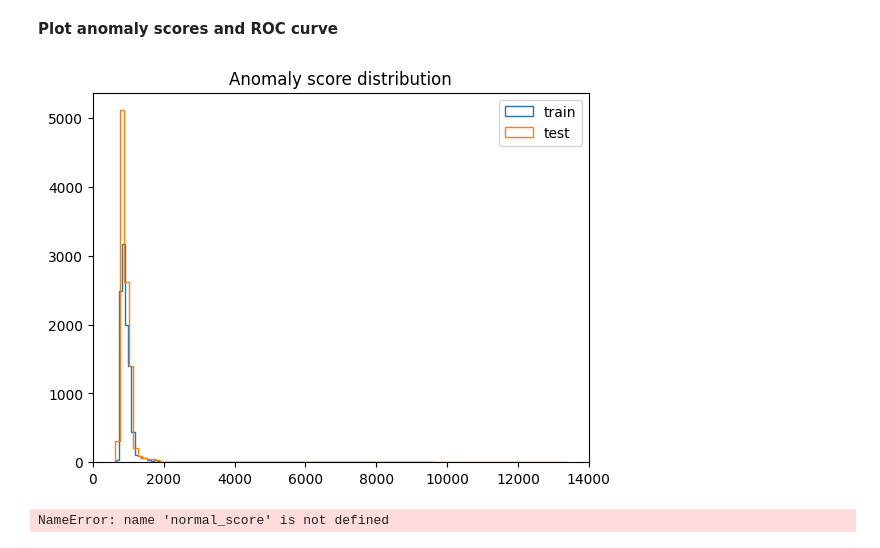
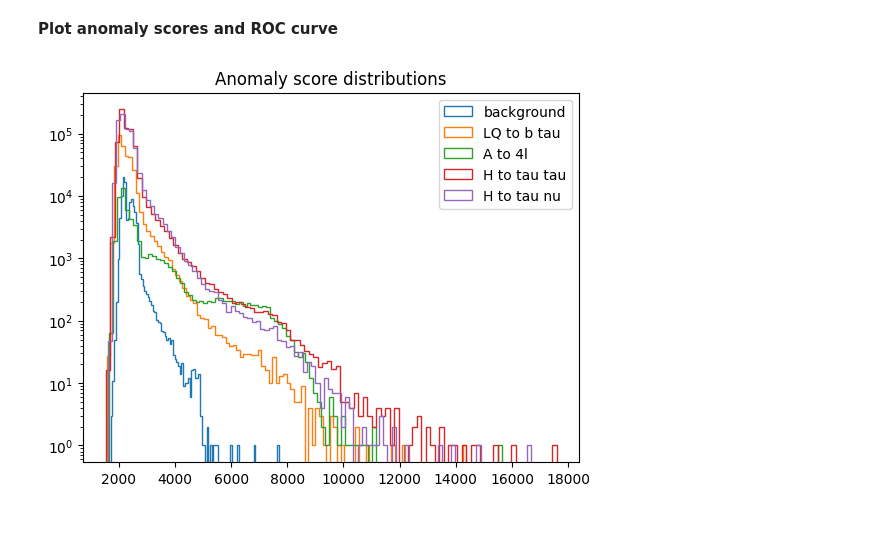
Before and after one commit to SLAC-Julia-Group/hardware-aware-tensor-networks, a Jupyter notebook: TN/40MHz_AD.ipynb, the cells around one changed output. Cells and saved outputs as stored; diff of their text form; code cells hidden in the pictures.

Commit message:
clean up script and run models

```diff
--- a/TN/40MHz_AD.ipynb
+++ b/TN/40MHz_AD.ipynb
@@ -272,12 +90,12 @@ def loss_combined(*args, **kwargs):
 # %%
 # define training parameters
 epochs = 100
-batch_size = 64
+batch_size = 10000 # for an order larger batch size, the loss function just doesn't minimize
 optimizer = optax.adam
 strategy = 'global'
 loss = loss_combined
 train_type = TrainingType.UNSUPERVISED
-embedding = PolynomialEmbedding(degree=2, n=1, include_bias=True)
+embedding = PolynomialEmbedding(degree=3, n=1, include_bias=True)
 learning_rate = 1e-4
 earlystop = EarlyStopping(min_delta=0, patience=5, monitor='loss', mode='min')
 
@@ -350,5 +103,5 @@ simple_embedding = PolynomialEmbedding(degree=1, n=56)  # Linear embedding
 # %%
-history = model.train(train_normal_subset,
+history = model.train(background[:1000000], # ran into memory issues when using all 4 million
             epochs=epochs,
             batch_size=batch_size,
             embedding = embedding,
@@ -381,26 +123,32 @@ test_normal_subset = train_normal[subset_size:2*subset_size]
+# %%
+# Load the signals
+lq = h5_to_data_format(inputPath+"/leptoquark_LOWMASS_lepFilter_13TeV.h5",batch_size=64)
+a4l = h5_to_data_format(inputPath+"/Ato4l_lepFilter_13TeV.h5",batch_size=64)
+htt = h5_to_data_format(inputPath+"/hToTauTau_13TeV_PU20.h5",batch_size=64)
+htnu = h5_to_data_format(inputPath+"/hChToTauNu_13TeV_PU20.h5",batch_size=64)
 # %%
+# Run the evaluation on bkg and signals
 loss = LogQuadNorm
 
-# anomaly_score = model.evaluate(test_anomaly, evaluate_type=train_type, return_list=True, dtype=jnp.float64, batch_size=128, embedding=embedding, metric = loss)
-normal_score_train = model.evaluate(train_normal_subset, evaluate_type=train_type, return_list=True, dtype=jnp.float64, batch_size=64, embedding=embedding, metric = loss)
-normal_score_test = model.evaluate(test_normal_subset, evaluate_type=train_type, return_list=True, dtype=jnp.float64, batch_size=64, embedding=embedding, metric = loss)
+bkg_score = model.evaluate(background[1000000:2000000], evaluate_type=train_type, return_list=True, dtype=jnp.float64, batch_size=batch_size, embedding=embedding, metric = loss)
+lq_score = model.evaluate(lq, evaluate_type=train_type, return_list=True, dtype=jnp.float64, batch_size=batch_size, embedding=embedding, metric = loss)
+a4l_score = model.evaluate(a4l, evaluate_type=train_type, return_list=True, dtype=jnp.float64, batch_size=batch_size, embedding=embedding, metric = loss)
+htt_score = model.evaluate(htt, evaluate_type=train_type, return_list=True, dtype=jnp.float64, batch_size=batch_size, embedding=embedding, metric = loss)
+htnu_score = model.evaluate(htnu, evaluate_type=train_type, return_list=True, dtype=jnp.float64, batch_size=batch_size, embedding=embedding, metric = loss)
 # %% [markdown]
 **Plot anomaly scores and ROC curve**
 # %%
 plt.figure()
-# plt.hist(anomaly_score, bins=100, histtype='step', label='anomaly')
-plt.hist(normal_score_train, bins=100, histtype='step', label='train')
-plt.hist(normal_score_test, bins=100, histtype='step', label='test')
-plt.title('Anomaly score distribution')
+plt.yscale('log')
+plt.hist(bkg_score, bins=100, histtype='step', label='background')
+plt.hist(lq_score, bins=100, histtype='step', label='LQ to b tau')
+plt.hist(a4l_score, bins=100, histtype='step', label='A to 4l')
+plt.hist(htt_score, bins=100, histtype='step', label='H to tau tau')
+plt.hist(htnu_score, bins=100, histtype='step', label='H to tau nu')
+plt.title('Anomaly score distributions')
 plt.legend()
 # plt.text(0.5, -0.1, f'AUC Value: {auc_value}', ha='center', transform=plt.gca().transAxes)
 plt.legend()
 plt.show()
 # %% [output]
-[figure, old version]
+[figure, new version]
-# %%
-#Sagar:: This needs to be fixed after we include some signals in the evaluation
-fpr, tpr = get_roc_curve_data(normal_score, anomaly_score, anomaly_det=True)
-auc_value = auc(fpr, tpr)
-# %% [output]
-NameError: name 'normal_score' is not defined
```
Also changed, not shown: parts of 20 cells of this notebook, 1 other file.
